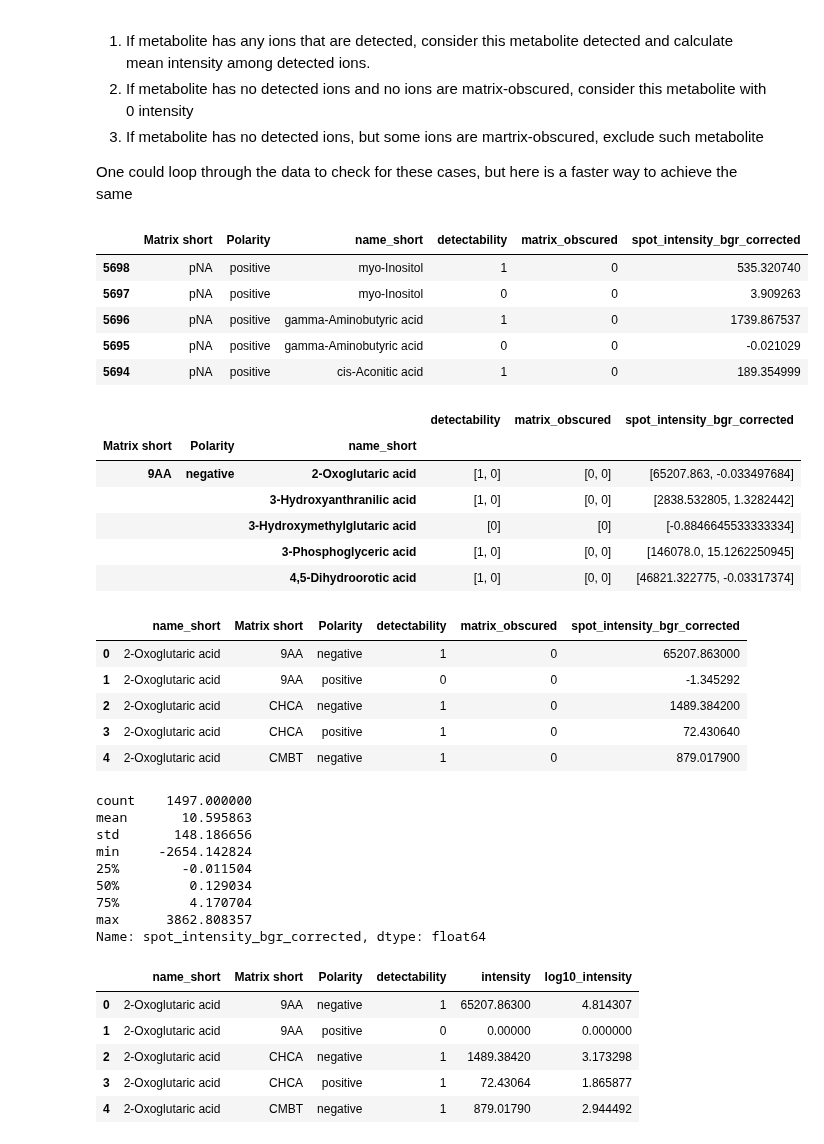
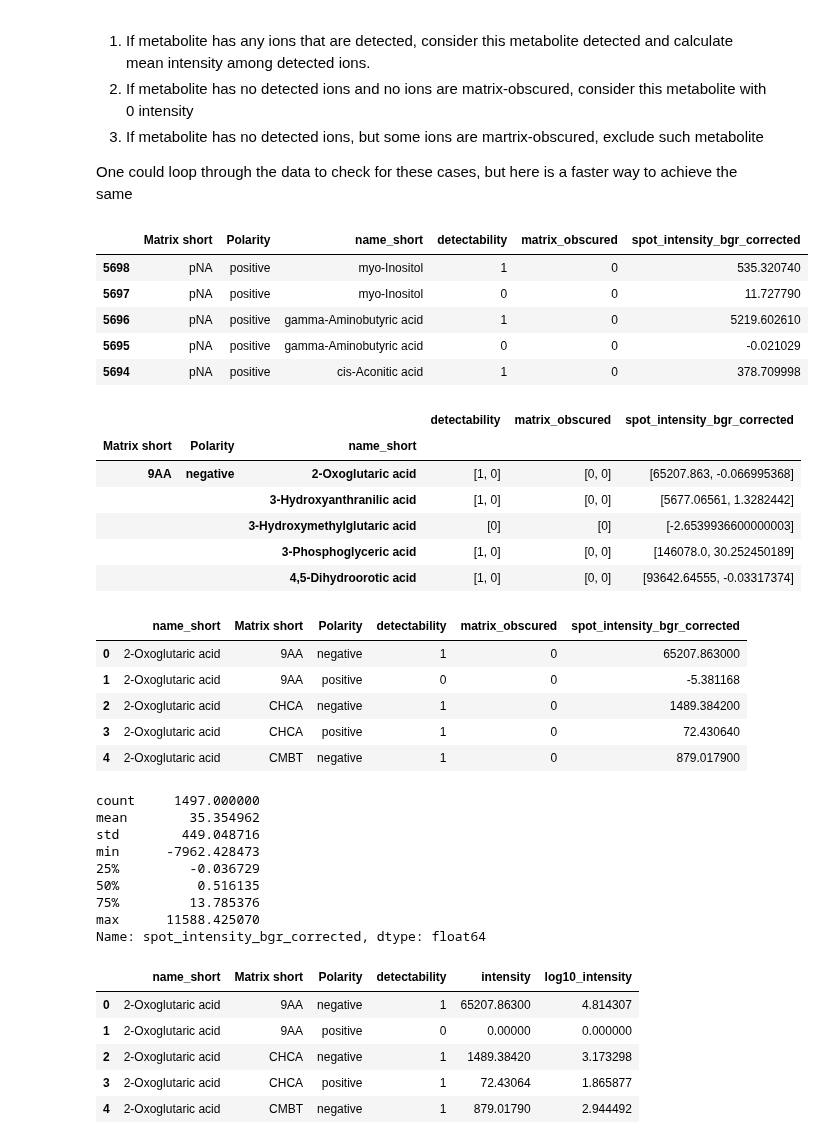
Before and after one commit to saharuka/metabolite_detectability, a Jupyter notebook: spotting/analysis/20_matrices/Data_for_Alberto.ipynb, the cells around one changed output. Cells and saved outputs as stored; diff of their text form; code cells hidden in the pictures.

```diff
--- a/spotting/analysis/20_matrices/Data_for_Alberto.ipynb
+++ b/spotting/analysis/20_matrices/Data_for_Alberto.ipynb
@@ -136,37 +136,37 @@ One could loop through the data to check for these cases, but here is a faster w
 # %%
 df = filled_data.groupby(['Matrix short', 'Polarity', 'name_short', 'detectability']).agg({
     'matrix_obscured':'max',
-    'spot_intensity_bgr_corrected':'mean',
+    'spot_intensity_bgr_corrected':'sum',
 }).reset_index()
 
 df.sort_values(by=['Matrix short', 'Polarity', 'name_short', 'detectability'], ascending=False, inplace=True)
 
 df.head()
 # %% [output]
 |  | Matrix short | Polarity | name_short | detectability | matrix_obscured | spot_intensity_bgr_corrected |
 | 5698 | pNA | positive | myo-Inositol | 1 | 0 | 535.320740 |
-| 5697 | pNA | positive | myo-Inositol | 0 | 0 | 3.909263 |
-| 5696 | pNA | positive | gamma-Aminobutyric acid | 1 | 0 | 1739.867537 |
+| 5697 | pNA | positive | myo-Inositol | 0 | 0 | 11.727790 |
+| 5696 | pNA | positive | gamma-Aminobutyric acid | 1 | 0 | 5219.602610 |
 | 5695 | pNA | positive | gamma-Aminobutyric acid | 0 | 0 | -0.021029 |
-| 5694 | pNA | positive | cis-Aconitic acid | 1 | 0 | 189.354999 |
+| 5694 | pNA | positive | cis-Aconitic acid | 1 | 0 | 378.709998 |
 # %%
 df2 = df[df.matrix_obscured == 0]
 df2.groupby(['Matrix short', 'Polarity', 'name_short']).agg(list).head() # this line is just for demo
 # %% [output]
 |  |  |  | detectability | matrix_obscured | spot_intensity_bgr_corrected |
 | Matrix short | Polarity | name_short |  |  |  |
-| 9AA | negative | 2-Oxoglutaric acid | [1, 0] | [0, 0] | [65207.863, -0.033497684] |
-|  |  | 3-Hydroxyanthranilic acid | [1, 0] | [0, 0] | [2838.532805, 1.3282442] |
-|  |  | 3-Hydroxymethylglutaric acid | [0] | [0] | [-0.8846645533333334] |
-|  |  | 3-Phosphoglyceric acid | [1, 0] | [0, 0] | [146078.0, 15.1262250945] |
-|  |  | 4,5-Dihydroorotic acid | [1, 0] | [0, 0] | [46821.322775, -0.03317374] |
+| 9AA | negative | 2-Oxoglutaric acid | [1, 0] | [0, 0] | [65207.863, -0.066995368] |
+|  |  | 3-Hydroxyanthranilic acid | [1, 0] | [0, 0] | [5677.06561, 1.3282442] |
+|  |  | 3-Hydroxymethylglutaric acid | [0] | [0] | [-2.6539936600000003] |
+|  |  | 3-Phosphoglyceric acid | [1, 0] | [0, 0] | [146078.0, 30.252450189] |
+|  |  | 4,5-Dihydroorotic acid | [1, 0] | [0, 0] | [93642.64555, -0.03317374] |
 # %%
 df3 = df2.groupby(['name_short', 'Matrix short', 'Polarity']).agg('first').reset_index()
 df3.head()
 # %% [output]
 |  | name_short | Matrix short | Polarity | detectability | matrix_obscured | spot_intensity_bgr_corrected |
 | 0 | 2-Oxoglutaric acid | 9AA | negative | 1 | 0 | 65207.863000 |
-| 1 | 2-Oxoglutaric acid | 9AA | positive | 0 | 0 | -1.345292 |
+| 1 | 2-Oxoglutaric acid | 9AA | positive | 0 | 0 | -5.381168 |
 | 2 | 2-Oxoglutaric acid | CHCA | negative | 1 | 0 | 1489.384200 |
 | 3 | 2-Oxoglutaric acid | CHCA | positive | 1 | 0 | 72.430640 |
 | 4 | 2-Oxoglutaric acid | CMBT | negative | 1 | 0 | 879.017900 |
@@ -175,14 +175,14 @@ df3.head()
 print(df3.loc[df3.detectability==0, 'spot_intensity_bgr_corrected'].describe())
 df3.loc[df3.detectability==0, 'spot_intensity_bgr_corrected'] = 0
 # %% [output]
-count    1497.000000
-mean       10.595863
-std       148.186656
-min     -2654.142824
-25%        -0.011504
-50%         0.129034
-75%         4.170704
-max      3862.808357
+count     1497.000000
+mean        35.354962
+std        449.048716
+min      -7962.428473
+25%         -0.036729
+50%          0.516135
+75%         13.785376
+max      11588.425070
 Name: spot_intensity_bgr_corrected, dtype: float64
 # %%
 result = df3.copy().drop(columns='matrix_obscured').rename(columns={'spot_intensity_bgr_corrected':'intensity'})
```
Also changed, not shown: parts of 4 cells of this notebook.
